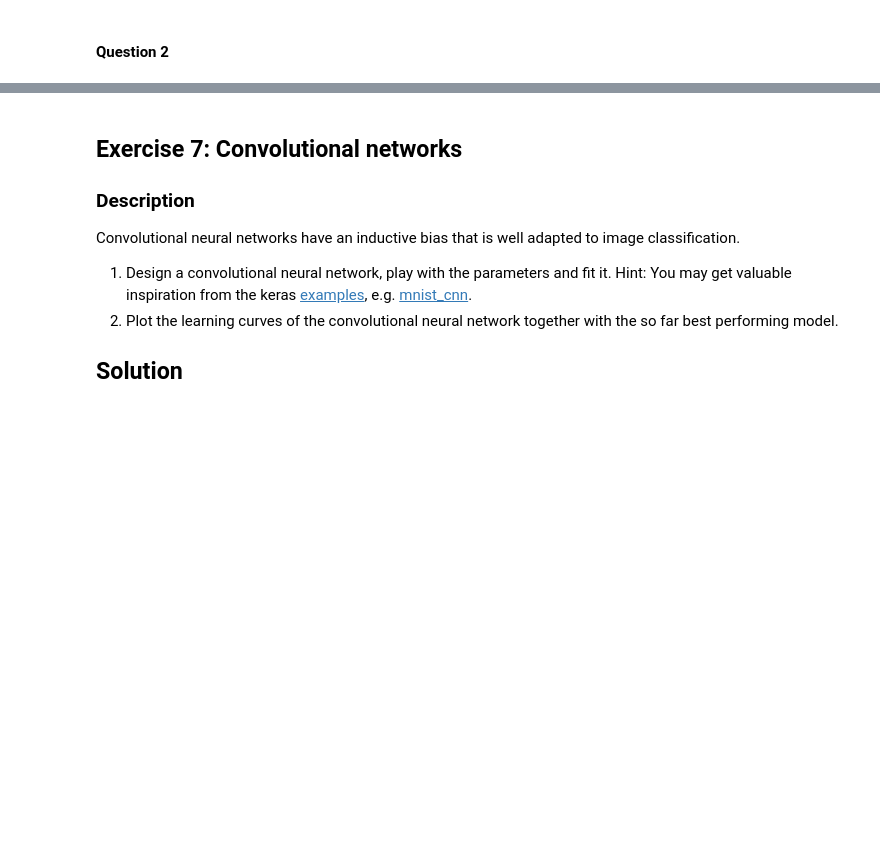
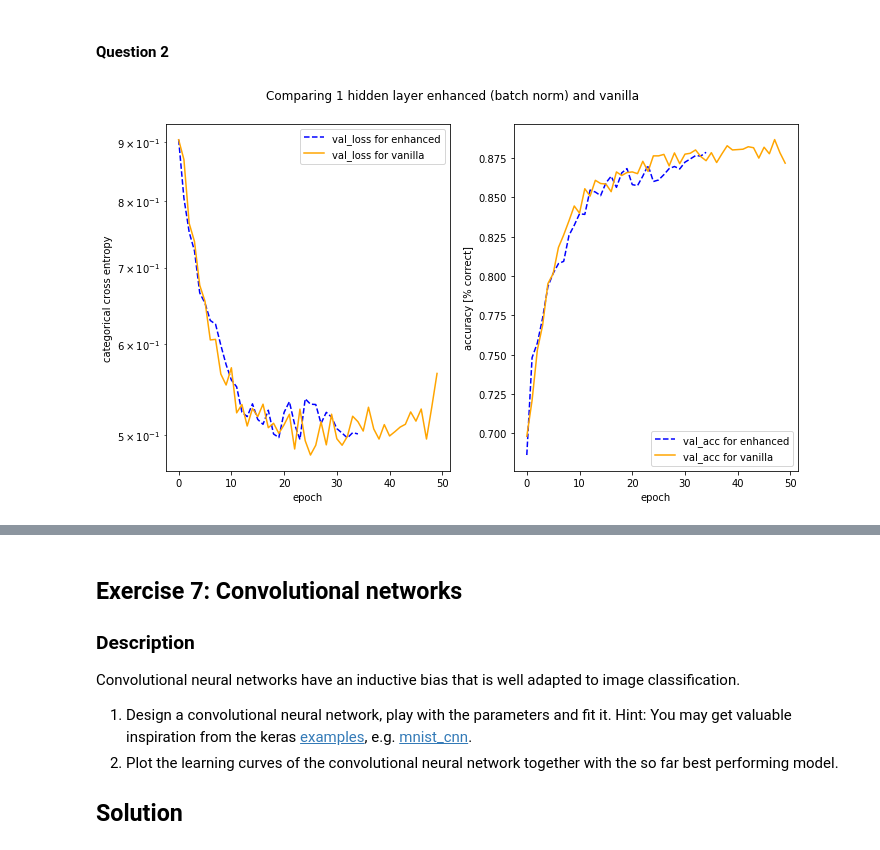
Before and after one commit to Amaumaury/ArtificialNeuralNetworks, a Jupyter notebook: Project_1/miniproject1.ipynb, the cells around one changed output, grey strips where cells are left out. Saved outputs shown, nothing was run; the diff lists cells and outputs as text; code cells hidden in the pictures; blank space fills up the shorter version.

```diff
--- a/Project_1/miniproject1.ipynb
+++ b/Project_1/miniproject1.ipynb
@@ -871,6 +917,9 @@ h4_bias_best_l1, h4_bias_best_l2, h1_bias_best_l1, h1_bias_best_l2
 # %% [markdown]
 #### Weight Regularization
 # %%
+if REUSE:
+    raise BaseException('Already Computed')
+
 weight_regularizers_l1 = np.linspace(10**(-6), 10**(-4), 5)
 weight_regularizers_l2 = np.linspace(10**(-6), 10**(-4), 5)
 
@@ -880,22 +929,22 @@ l1_weight_reg_history = {}
 for l1_weight_reg in tqdm(weight_regularizers_l1):
     model = model_1_hidden_factory(weight_regularizer=keras.regularizers.l1(l1_weight_reg))
     compile_model(model)
-    l1_weight_reg_history[('1', l1_weight_reg)] = fit_model(model).history
+    l1_weight_reg_history[('1', l1_weight_reg)] = fit_model(model, verbose=1).history
 
     model = model_4_hidden_factory(weight_regularizer=keras.regularizers.l1(l1_weight_reg))
     compile_model(model)
-    l1_weight_reg_history[('4', l1_weight_reg)] = fit_model(model).history
+    l1_weight_reg_history[('4', l1_weight_reg)] = fit_model(model, verbose=1).history
 
 l2_weight_reg_history = {}
 
 for l2_weight_reg in tqdm(weight_regularizers_l2):
     model = model_1_hidden_factory(weight_regularizer=keras.regularizers.l2(l2_weight_reg))
     compile_model(model)
-    l2_weight_reg_history[('1', l2_weight_reg)] = fit_model(model).history
+    l2_weight_reg_history[('1', l2_weight_reg)] = fit_model(model, verbose=1).history
 
     model = model_4_hidden_factory(weight_regularizer=keras.regularizers.l2(l2_weight_reg))
     compile_model(model)
-    l2_weight_reg_history[('4', l2_weight_reg)] = fit_model(model).history
+    l2_weight_reg_history[('4', l2_weight_reg)] = fit_model(model, verbose=1).history
 
 weight_reg_history = {'l1' : l1_weight_reg_history, 'l2': l2_weight_reg_history}
 with open('q6-weight_reg.pickle', 'wb') as f:
@@ -902,0 +954,8 @@ with open('q6-weight_reg.pickle', 'wb') as f:
+# %%
+if not REUSE:
+    raise BaseException('Values were not computed, cannot load from file')
+
+with open('q6-weight_reg.pickle', 'rb') as f:
+    weight_reg_history = pickle.load(f)
+    l1_weight_reg_history = weight_reg_history['l1']
+    l2_weight_reg_history = weight_reg_history['l2']
@@ -905,16 +984,19 @@ with open('q6-weight_reg.pickle', 'wb') as f:
 # %% [markdown]
 We use the default values for the batch normalization class
 # %%
+if REUSE:
+    raise BaseException('Already Computed')
+
 batch_norm_results = {}
 
-batch_norm_model = model_1_hidden_factory(batch_normalization=[])
+batch_norm_model = model_1_hidden_factory(batch_normalization=not None)
 compile_model(batch_norm_model)
-batch_norm_results['1'] = fit_model(batch_norm_model)
+batch_norm_results['1'] = fit_model(batch_norm_model, verbose=1).history
 
 
-batch_norm_model = model_4_hidden_factory(batch_normalization=[])
+batch_norm_model = model_4_hidden_factory(batch_normalization=not None)
 compile_model(batch_norm_model)
-batch_norm_results['4'] = fit_model(batch_norm_model)
+batch_norm_results['4'] = fit_model(batch_norm_model, verbose=1).history
 
 with open('q6-batch_norm.pickle', 'wb') as f:
     pickle.dump(batch_norm_results, f)
@@ -920,0 +1005,6 @@ with open('q6-batch_norm.pickle', 'wb') as f:
+# %%
+if not REUSE:
+    raise BaseException('Values were not computed, cannot load from file')
+
+with open('q6-batch_norm.pickle', 'rb') as f:
+    batch_norm_results = pickle.load(f)
@@ -944,0 +1140,10 @@ plot_history(results[1][model_4H_best_params], 'Enhanced 4 hidden layer neural n
+# %%
+fig, ax1, ax2 = prepare_standardplot("Comparing 1 hidden layer enhanced (batch norm) and vanilla", 'epoch')
+ax1.plot(batch_norm_results['1']['val_loss'], label = "val_loss for enhanced", linestyle='--', c='b')
+ax1.plot(best_model_1_history['val_loss'], label = "val_loss for vanilla", linestyle='-', c='orange')
+ax2.plot(batch_norm_results['1']['val_acc'], label = "val_acc for enhanced", linestyle='--', c='b')
+ax2.plot(best_model_1_history['val_acc'], label = "val_acc for vanilla", linestyle='-', c='orange')
+finalize_standardplot(fig, ax1, ax2)
+plt.show()
+# %% [output]
+[figure, added]
```
Also changed, not shown: parts of 77 cells of this notebook.
